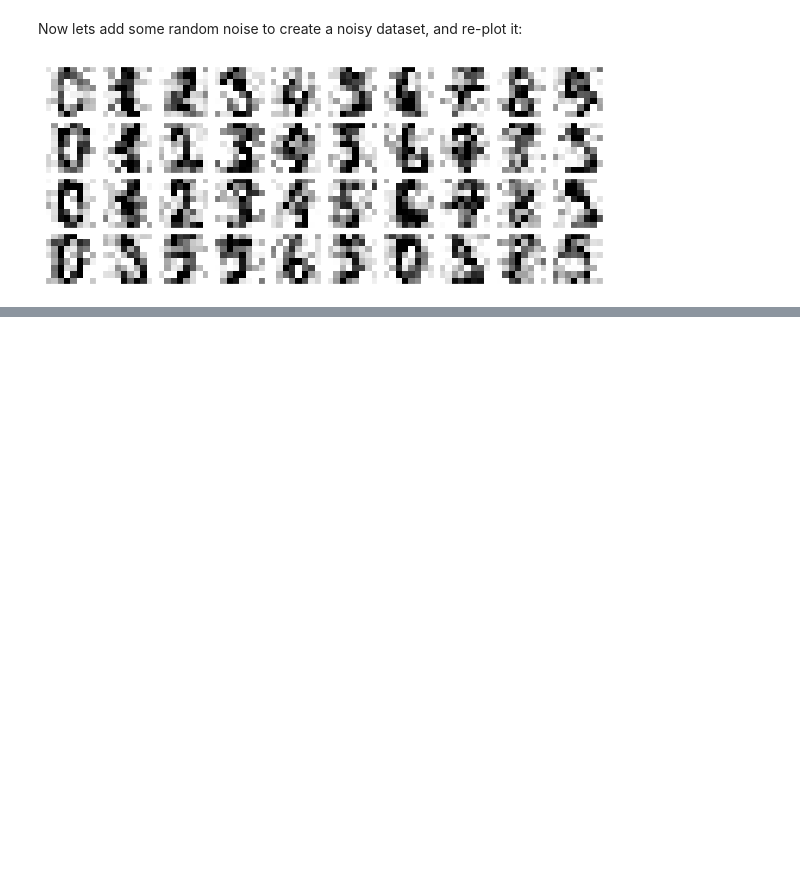
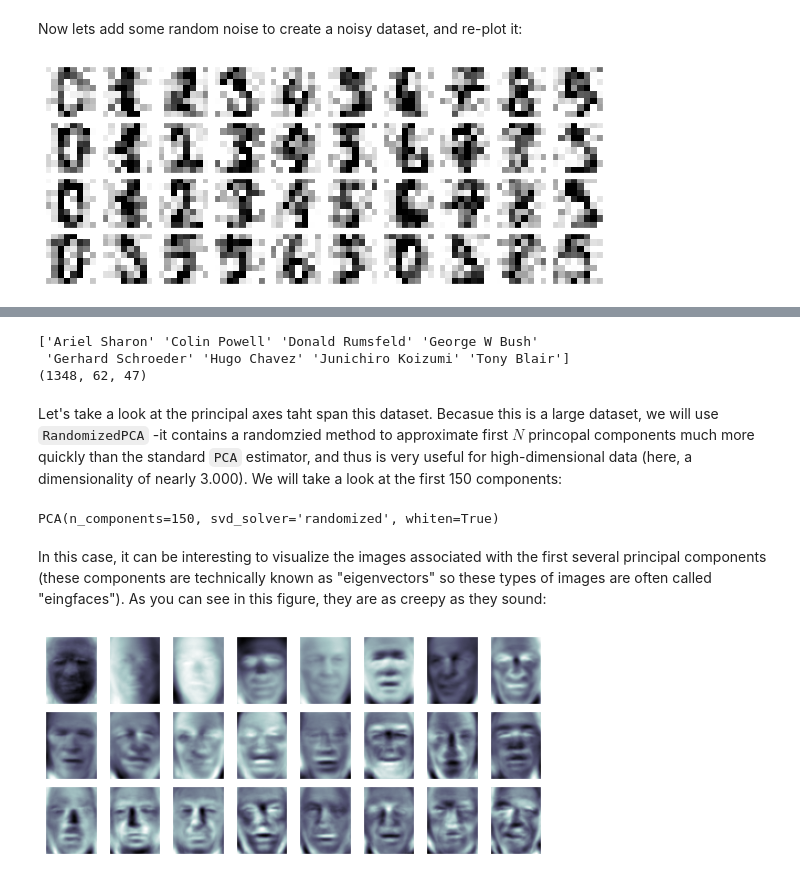
Before and after one commit to Jeffresh/python-datascience-handbook, a Jupyter notebook: scikitlearn/principal_component_analysis.ipynb, the cells around one changed output, grey strips where cells are left out. Cells and saved outputs as stored; diff of their text form; code cells hidden in the pictures; blank space fills up the shorter version.

Commit message:
feat(sklearn PCA): load faces

```diff
--- a/scikitlearn/principal_component_analysis.ipynb
+++ b/scikitlearn/principal_component_analysis.ipynb
@@ -176,0 +181,27 @@ plot_digits(noisy)
+# %%
+from sklearn.datasets import fetch_lfw_people
+faces = fetch_lfw_people(min_faces_per_person=60)
+print(faces.target_names)
+print(faces.images.shape)
+# %% [output]
+['Ariel Sharon' 'Colin Powell' 'Donald Rumsfeld' 'George W Bush'
+ 'Gerhard Schroeder' 'Hugo Chavez' 'Junichiro Koizumi' 'Tony Blair']
+(1348, 62, 47)
+# %% [markdown]
+Let's take a look at the principal axes taht span this dataset. Becasue this is a large dataset, we will use `RandomizedPCA` -it contains a randomzied method to approximate first $N$ princopal components much more quickly than the standard `PCA` estimator, and thus is very useful for high-dimensional data (here, a dimensionality of nearly 3.000). We will take a look at the first 150 components:
+# %%
+pca = PCA(150, svd_solver='randomized', whiten=True)
+pca.fit(faces.data)
+# %% [output]
+PCA(n_components=150, svd_solver='randomized', whiten=True)
+# %% [markdown]
+In this case, it can be interesting to visualize the images associated with the first several principal components (these components are technically known as "eigenvectors" so these types of images are often called "eingfaces"). As you can see in this figure, they are as creepy as they sound:
+# %%
+fig, axes = plt.subplots(3, 8, figsize=(9, 4),
+                        subplot_kw={'xticks': [], 'yticks':[]},
+                        gridspec_kw=dict(hspace=0.1, wspace=0.1))
+
+for i, ax in enumerate(axes.flat):
+    ax.imshow(pca.components_[i].reshape(62, 47), cmap='bone')
+# %% [output]
+[figure, added]
```
Also changed, not shown: parts of 1 cell of this notebook.
